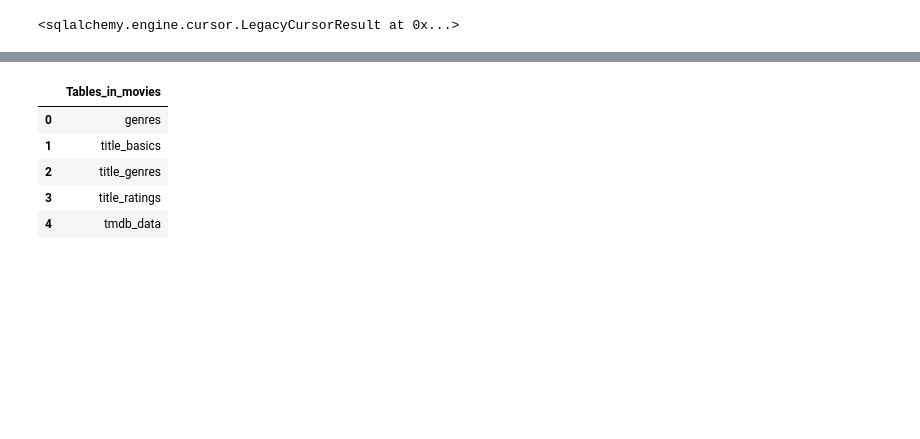
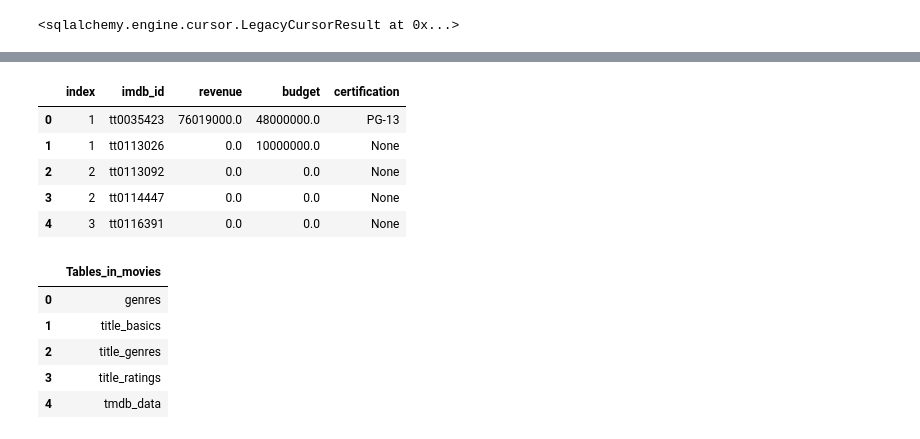
Before and after one commit to Carla9711/IMDB-Movie-Data, a Jupyter notebook: Construct and export a MySQL database (Part 3).ipynb, the cells around one changed output, grey strips where cells are left out. Saved outputs shown, nothing was run; the diff lists cells and outputs as text; code cells hidden in the pictures; blank space fills up the shorter version.

```diff
--- a/Construct and export a MySQL database (Part 3).ipynb
+++ b/Construct and export a MySQL database (Part 3).ipynb
@@ -247,3 +291,14 @@ engine.execute('ALTER TABLE tmdb_data ADD PRIMARY KEY (`imdb_id`);')
+# %%
+q = """SELECT * FROM tmdb_data
+        LIMIT 5"""
+pd.read_sql(q, engine)
+# %% [output]
+|  | index | imdb_id | revenue | budget | certification |
+| 0 | 1 | tt0035423 | 76019000.0 | 48000000.0 | PG-13 |
+| 1 | 1 | tt0113026 | 0.0 | 10000000.0 | None |
+| 2 | 2 | tt0113092 | 0.0 | 0.0 | None |
+| 3 | 2 | tt0114447 | 0.0 | 0.0 | None |
+| 4 | 3 | tt0116391 | 0.0 | 0.0 | None |
 # %%
 q = """SHOW TABLES;"""
 pd.read_sql(q, engine)
```
Also changed, not shown: parts of 4 cells of this notebook, 1 other file.
